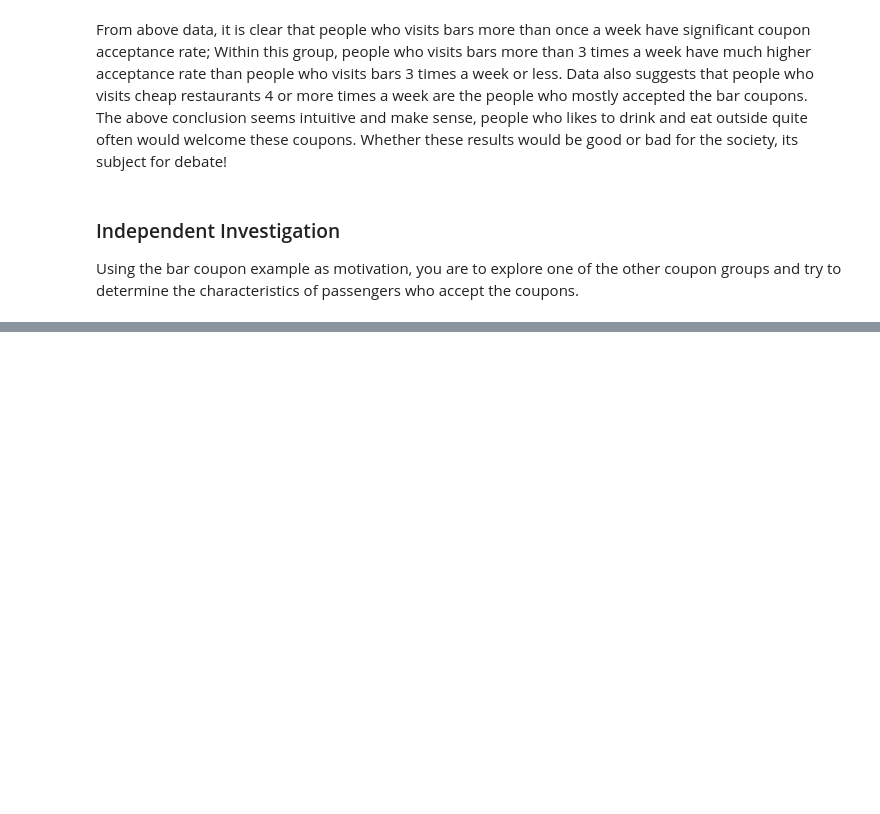
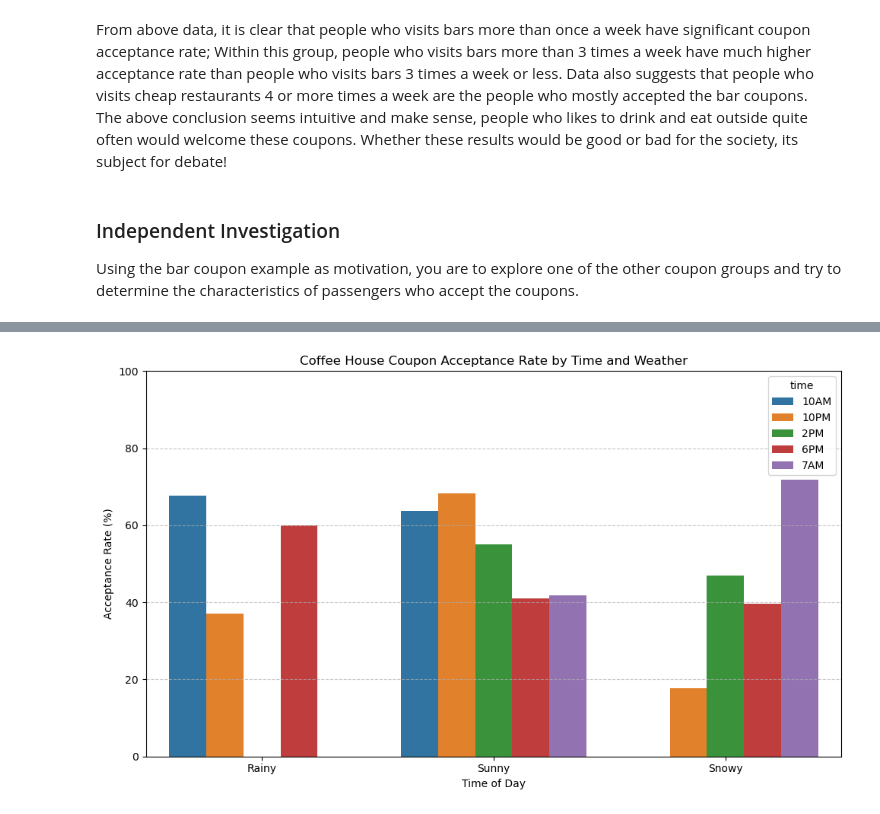
Before and after one commit to zaboush/Model_5_Assignment_5p1, a Jupyter notebook: prompt.ipynb, the cells around one changed output, grey strips where cells are left out. Drawn from its saved outputs; the diff is of its cells as text; code cells hidden in the pictures; blank space fills up the shorter version.

```diff
--- a/prompt.ipynb
+++ b/prompt.ipynb
@@ -547,0 +664,21 @@ Using the bar coupon example as motivation, you are to explore one of the other
+# %%
+# Another relationship that can be observed is the weather and time of the day
+acceptance_by_time_weather = coffee_house_coupons.groupby(['time', 'weather'])['Y'].mean().reset_index()
+acceptance_by_time_weather['Y'] = acceptance_by_time_weather['Y'] * 100
+
+plt.figure(figsize=(10, 6))
+#time_order = ['7AM', '10AM', '2PM', '6PM', '10PM']
+#sns.barplot(data=acceptance_by_time_weather, x='time', y='Y', hue='weather', order=time_order)
+sns.barplot(data=acceptance_by_time_weather, x='weather', y='Y', hue='time')
+plt.title('Coffee House Coupon Acceptance Rate by Time and Weather')
+plt.xlabel('Time of Day')
+plt.ylabel('Acceptance Rate (%)')
+plt.ylim(0, 100)
+plt.grid(axis='y', linestyle='--', alpha=0.7)
+plt.tight_layout()
+plt.show()
+
+# There are some interesting observation from this plot namely, there are no acceptance on a rainy day at 7AM & 2PM
+# The majority of consistent acceptance rate happened on a sunny day
+# %% [output]
+[figure, added]
```
Also changed, not shown: parts of 11 cells of this notebook.
